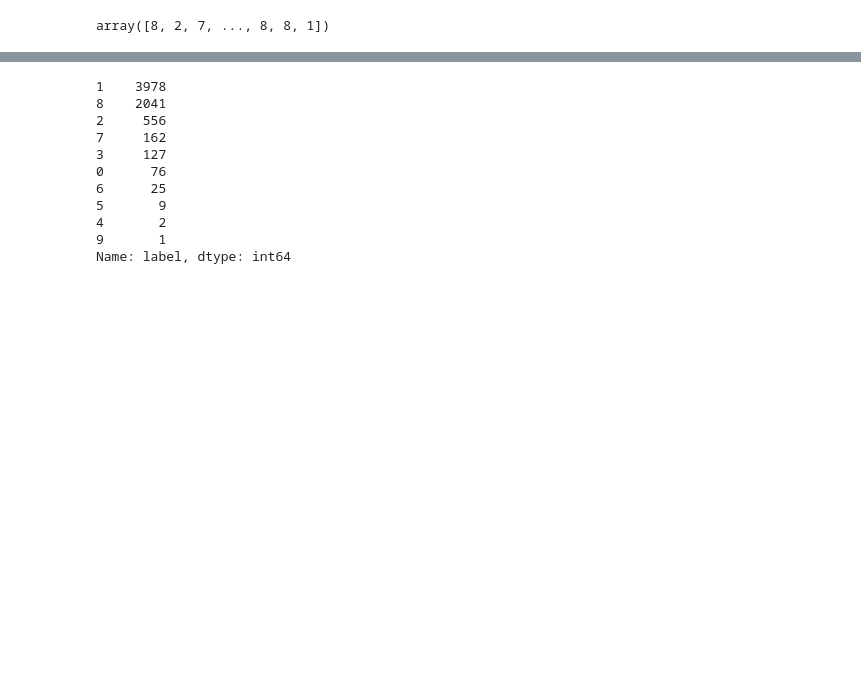
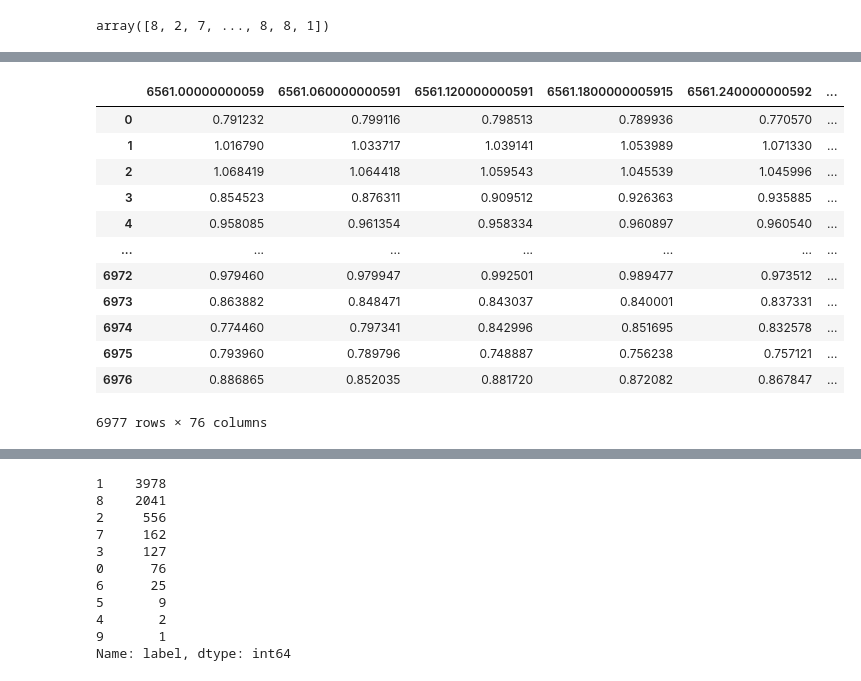
Before and after one commit to PravNJ/PCT-stars-GALAH, a Jupyter notebook: dtw-agglo-clustering.ipynb, the cells around one changed output, grey strips where cells are left out. Drawn from its saved outputs; the diff is of its cells as text; code cells hidden in the pictures; blank space fills up the shorter version.

```diff
--- a/dtw-agglo-clustering.ipynb
+++ b/dtw-agglo-clustering.ipynb
@@ -108,2 +126,18 @@ array([8, 2, 7, ..., 8, 8, 1])
 # %%
 df_masked["label"] = pd.Series(agglom.labels_, index = df_masked.index)
+# %%
+df_masked
+# %% [output]
+|  | 6561.00000000059 | 6561.060000000591 | 6561.120000000591 | 6561.1800000005915 | 6561.240000000592 | ... |
+| 0 | 0.791232 | 0.799116 | 0.798513 | 0.789936 | 0.770570 | ... |
+| 1 | 1.016790 | 1.033717 | 1.039141 | 1.053989 | 1.071330 | ... |
+| 2 | 1.068419 | 1.064418 | 1.059543 | 1.045539 | 1.045996 | ... |
+| 3 | 0.854523 | 0.876311 | 0.909512 | 0.926363 | 0.935885 | ... |
+| 4 | 0.958085 | 0.961354 | 0.958334 | 0.960897 | 0.960540 | ... |
+| ... | ... | ... | ... | ... | ... | ... |
+| 6972 | 0.979460 | 0.979947 | 0.992501 | 0.989477 | 0.973512 | ... |
+| 6973 | 0.863882 | 0.848471 | 0.843037 | 0.840001 | 0.837331 | ... |
+| 6974 | 0.774460 | 0.797341 | 0.842996 | 0.851695 | 0.832578 | ... |
+| 6975 | 0.793960 | 0.789796 | 0.748887 | 0.756238 | 0.757121 | ... |
+| 6976 | 0.886865 | 0.852035 | 0.881720 | 0.872082 | 0.867847 | ... |
+6977 rows × 76 columns
```
Also changed, not shown: parts of 19 cells of this notebook.
